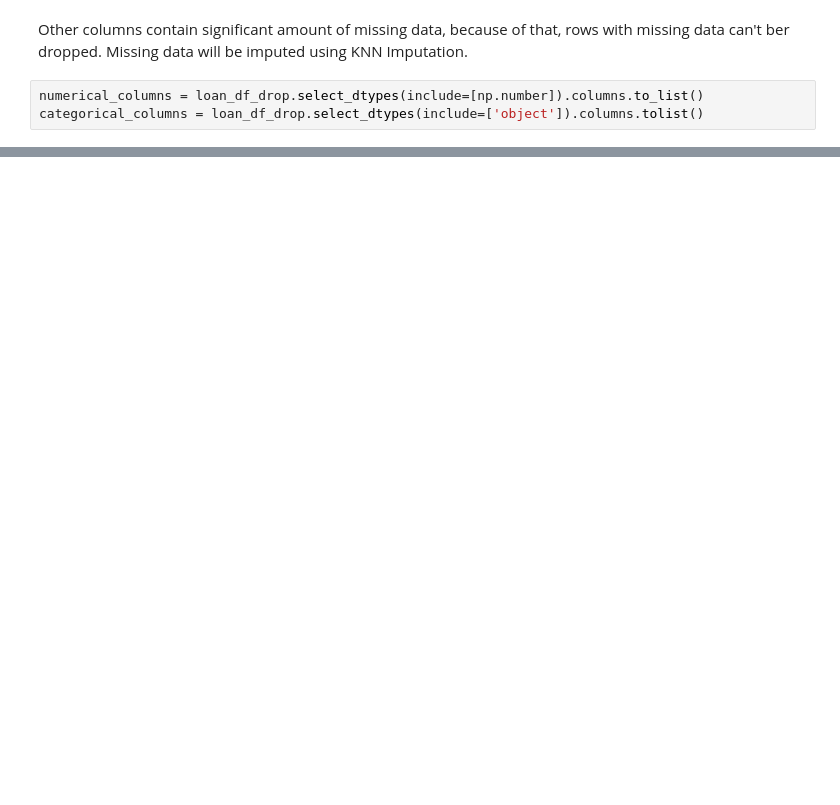
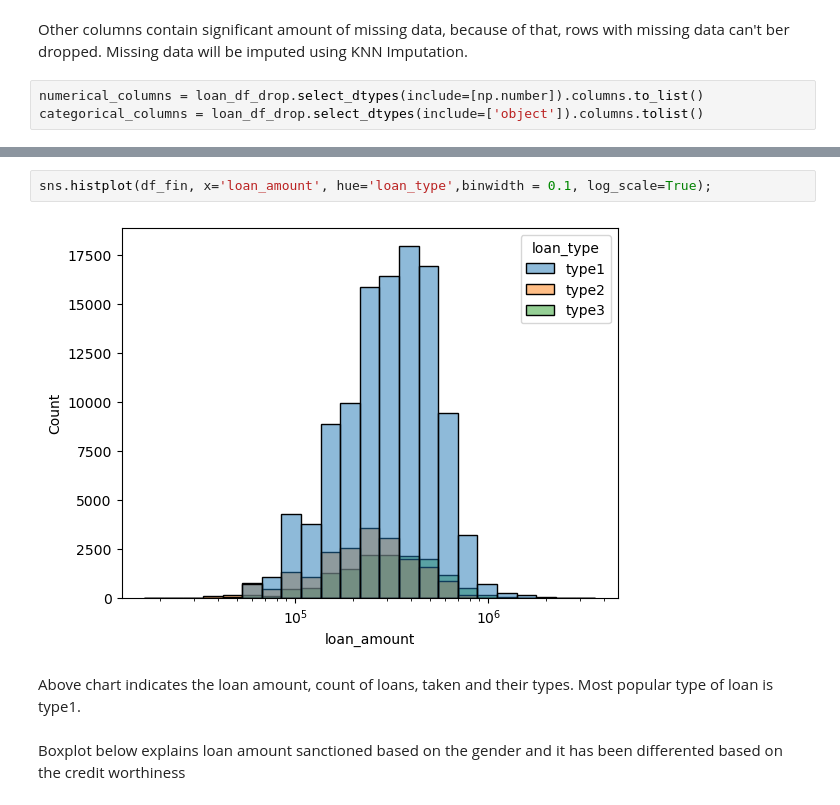
Before and after one commit to BartlomiejGaw/Loan_Default_Prediction, a Jupyter notebook: Data_Cleaning_and_EDA.ipynb, the cells around one changed output, grey strips where cells are left out. Drawn from its saved outputs; the diff is of its cells as text; blank space fills up the shorter version.

```diff
--- a/Data_Cleaning_and_EDA.ipynb
+++ b/Data_Cleaning_and_EDA.ipynb
@@ -371,0 +384,8 @@ dtype: int64
+# %%
+sns.histplot(df_fin, x='loan_amount', hue='loan_type',binwidth = 0.1, log_scale=True);
+# %% [output]
+[figure, added]
+# %% [markdown]
+Above chart indicates the loan amount, count of loans, taken and their types. Most popular type of loan is type1.
+# %% [markdown]
+Boxplot below explains loan amount sanctioned based on the gender and it has been differented based on the credit worthiness
```
Also changed, not shown: parts of 46 cells of this notebook, 2 other files.
